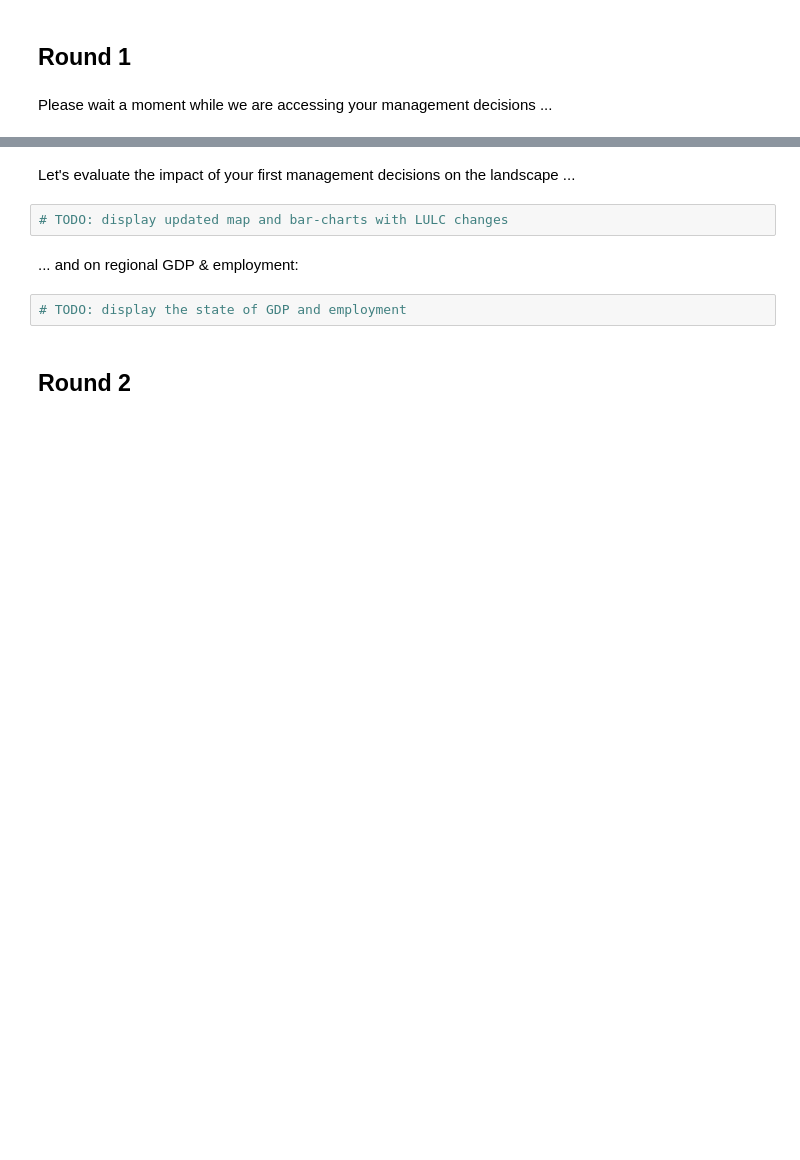
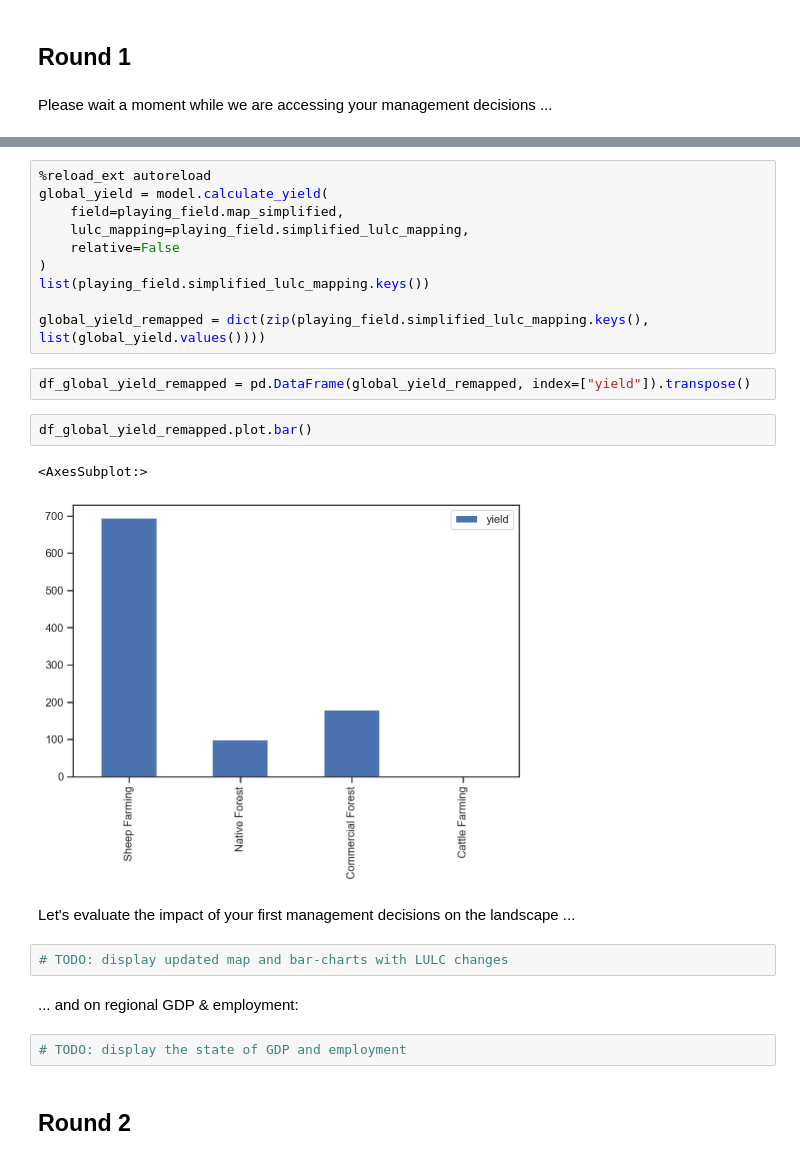
Before and after one commit to derpyninja/gecm, a Jupyter notebook: notebooks/01-mb-fz-prototype-v2.ipynb, the cells around one changed output, grey strips where cells are left out. Cells and saved outputs as stored; diff of their text form; blank space fills up the shorter version.

```diff
--- a/notebooks/01-mb-fz-prototype-v2.ipynb
+++ b/notebooks/01-mb-fz-prototype-v2.ipynb
@@ -240,3 +280,20 @@ Done! Please wait a final moment while we are updating the playing field based o
+# %%
+%reload_ext autoreload
+global_yield = model.calculate_yield(
+    field=playing_field.map_simplified,
+    lulc_mapping=playing_field.simplified_lulc_mapping,
+    relative=False
+)
+list(playing_field.simplified_lulc_mapping.keys())
+
+global_yield_remapped = dict(zip(playing_field.simplified_lulc_mapping.keys(), list(global_yield.values())))
+# %%
+df_global_yield_remapped = pd.DataFrame(global_yield_remapped, index=["yield"]).transpose()
+# %%
+df_global_yield_remapped.plot.bar()
+# %% [output]
+<AxesSubplot:>
+[figure, added]
 # %% [markdown]
 Let's evaluate the impact of your first management decisions on the landscape ...
 # %%
```
Also changed, not shown: parts of 20 cells of this notebook, 3 other files.
